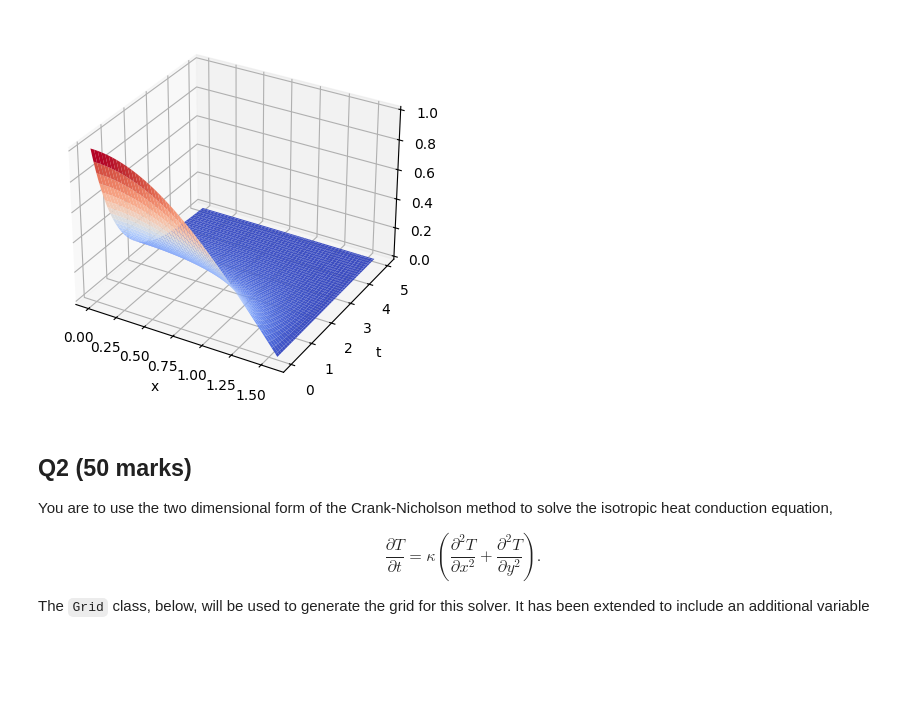
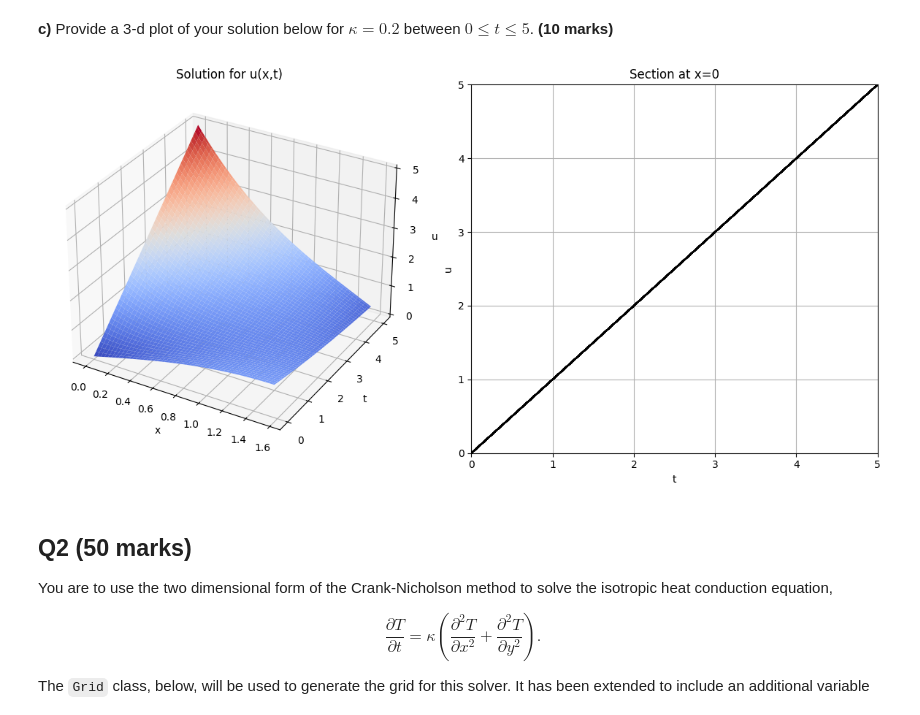
Before and after one commit to BenJako1/PDE3-Numerical, a Jupyter notebook: PDE3_C1_2024_v2.ipynb, the cells around one changed output. Drawn from its saved outputs; the diff is of its cells as text; code cells hidden in the pictures; blank space fills up the shorter version.

```diff
--- a/PDE3_C1_2024_v2.ipynb
+++ b/PDE3_C1_2024_v2.ipynb
@@ -68,25 +110,48 @@ __c)__ Provide a 3-d plot of your solution below for $\kappa=0.2$ between $0\le
+# %% [markdown]
+__c)__ Provide a 3-d plot of your solution below for $\kappa=0.2$ between $0\le t\le 5$. __(10 marks)__
 # %%
 # PLOT YOUR SOLUTION HERE
 import numpy as np
 import matplotlib.pyplot as plt
 from matplotlib import cm
 
+k = 0.2
+
 x_ord = np.linspace(0, np.pi/2, 100)
 t_ord = np.linspace(0, 5, 100)
 x, t = np.meshgrid(x_ord,t_ord)
 
-def Solution(x,t):
-    return np.cos(x) * np.exp(-t)
+def Solution(x,t, n_max):
+    sol = t - 2*t*x/np.pi #(2*(0.5*np.pi-x)*t)/np.pi
+    for n in range (1, n_max):
+        sol += 1/(2*np.pi*k)*(((-1)**n/(n**3))*(1-np.exp(-4*n**2*k*t))*np.sin(n*np.pi - 2*n*x))
+    sol += np.exp(-k*t)*np.sin(x)
+    return sol
 
-fig = plt.figure()
-ax = plt.axes(projection ='3d')
-ax.plot_surface(x, t, Solution(x,t),cmap=cm.coolwarm)
+u = Solution(x,t, 50)
+
+fig = plt.figure(figsize=(12, 6))
+
+ax = fig.add_subplot(121, projection='3d')
+surf = ax.plot_surface(x, t, u, cmap=cm.coolwarm)
 ax.set_xlabel('x')
 ax.set_ylabel('t')
 ax.set_zlabel('u')
+ax.set_title('Solution for u(x,t)')
+
+ax = fig.add_subplot(122)
+graph = plt.plot(t, u[:,0], 'k-')
+ax.grid()
+ax.set_xlim(0,5)
+ax.set_ylim(0,5)
+ax.set_xlabel('t')
+ax.set_ylabel('u')
+ax.set_title('Section at x=0')
+
+plt.tight_layout()
 plt.show()
 # %% [output]
-[figure, old version]
+[figure, new version]
 # %% [markdown]
 ## Q2 (50 marks)
 
```
Also changed, not shown: parts of 11 cells of this notebook.
